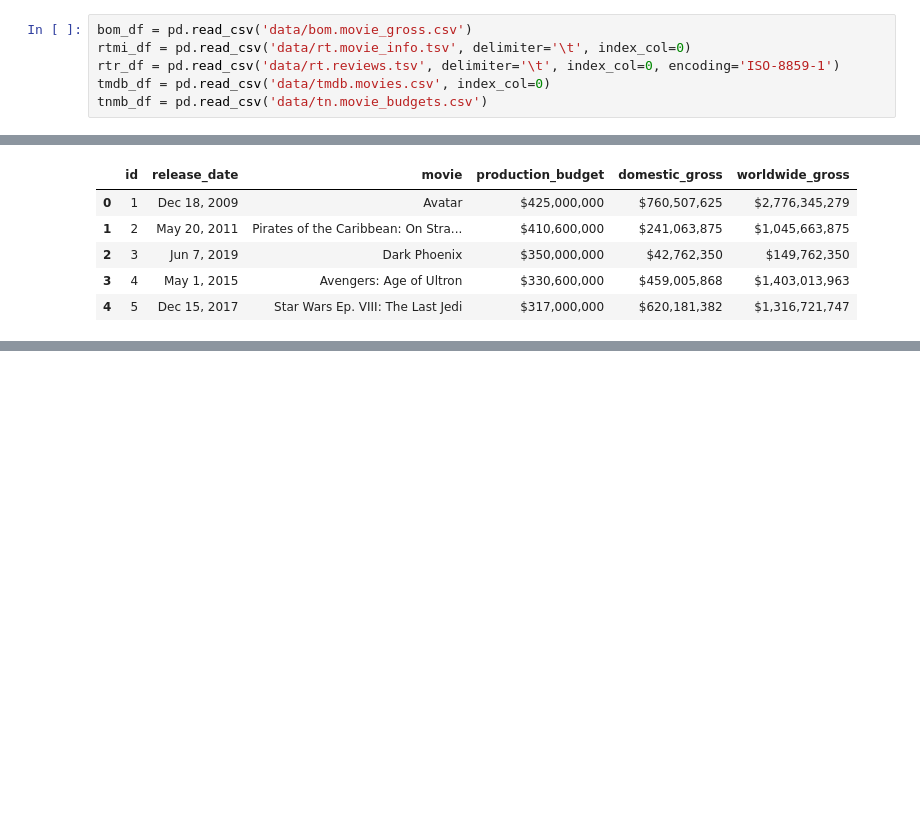
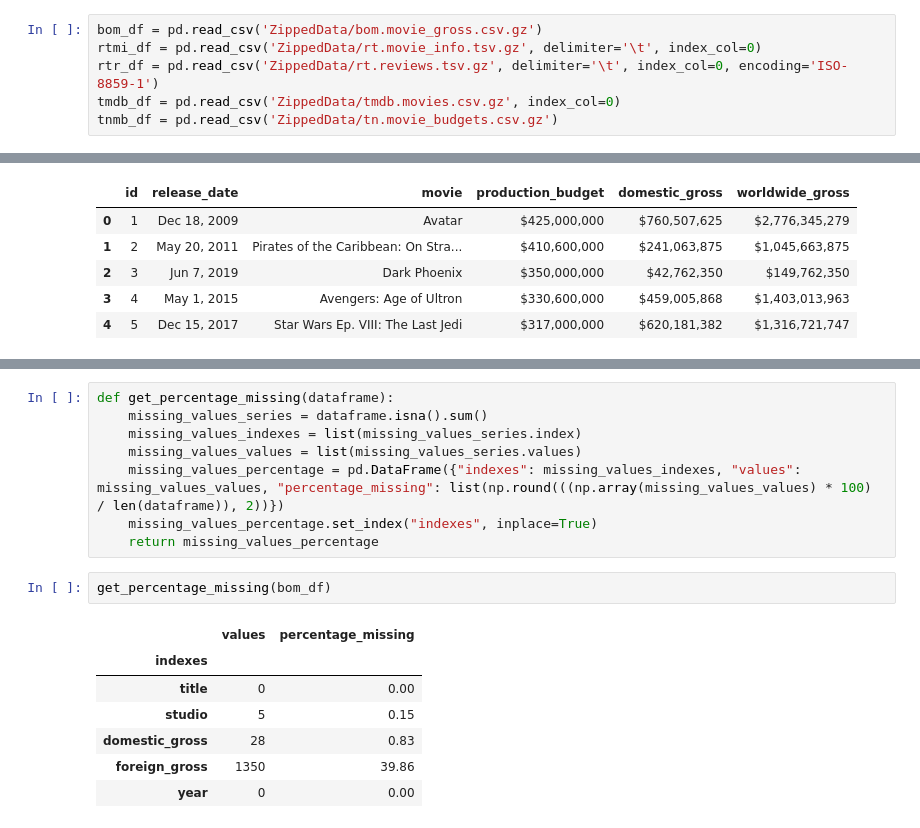
Before and after one commit to IdrisFallout/movie-market-analysis, a Jupyter notebook: notebooks/exploratory.ipynb, the cells around one changed output, grey strips where cells are left out. Saved outputs shown, nothing was run; the diff lists cells and outputs as text; blank space fills up the shorter version.

```diff
--- a/index.ipynb
+++ b/notebooks/exploratory.ipynb
@@ -76,8 +82,8 @@ import os
 %matplotlib inline
 # %%
-bom_df = pd.read_csv('data/bom.movie_gross.csv')
-rtmi_df = pd.read_csv('data/rt.movie_info.tsv', delimiter='\t', index_col=0)
-rtr_df = pd.read_csv('data/rt.reviews.tsv', delimiter='\t', index_col=0, encoding='ISO-8859-1')
-tmdb_df = pd.read_csv('data/tmdb.movies.csv', index_col=0)
-tnmb_df = pd.read_csv('data/tn.movie_budgets.csv')
+bom_df = pd.read_csv('ZippedData/bom.movie_gross.csv.gz')
+rtmi_df = pd.read_csv('ZippedData/rt.movie_info.tsv.gz', delimiter='\t', index_col=0)
+rtr_df = pd.read_csv('ZippedData/rt.reviews.tsv.gz', delimiter='\t', index_col=0, encoding='ISO-8859-1')
+tmdb_df = pd.read_csv('ZippedData/tmdb.movies.csv.gz', index_col=0)
+tnmb_df = pd.read_csv('ZippedData/tn.movie_budgets.csv.gz')
 # %%
@@ -196,0 +206,18 @@ tnmb_df.head()
+# %%
+def get_percentage_missing(dataframe):
+    missing_values_series = dataframe.isna().sum()
+    missing_values_indexes = list(missing_values_series.index)
+    missing_values_values = list(missing_values_series.values)
+    missing_values_percentage = pd.DataFrame({"indexes": missing_values_indexes, "values": missing_values_values, "percentage_missing": list(np.round(((np.array(missing_values_values) * 100) / len(dataframe)), 2))})
+    missing_values_percentage.set_index("indexes", inplace=True)
+    return missing_values_percentage
+# %%
+get_percentage_missing(bom_df)
+# %% [output]
+|  | values | percentage_missing |
+| indexes |  |  |
+| title | 0 | 0.00 |
+| studio | 5 | 0.15 |
+| domestic_gross | 28 | 0.83 |
+| foreign_gross | 1350 | 39.86 |
+| year | 0 | 0.00 |
```
Also changed, not shown: parts of 13 cells of this notebook, 4 other files.
